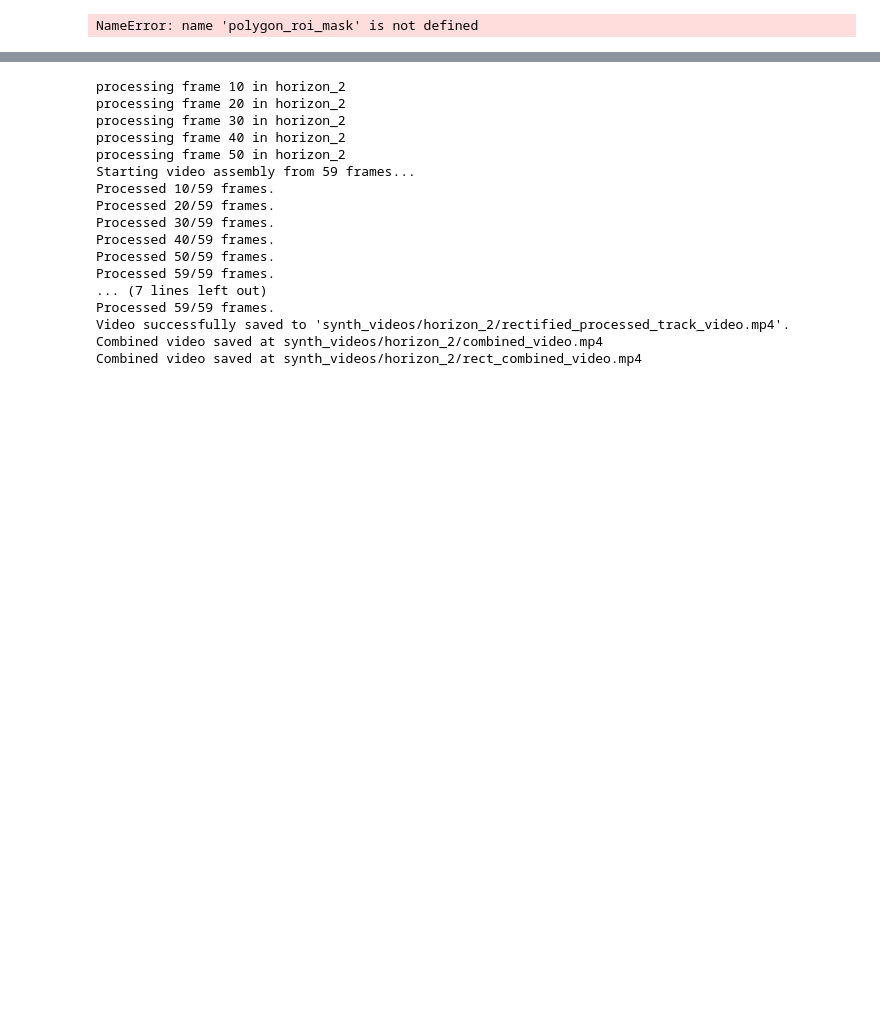
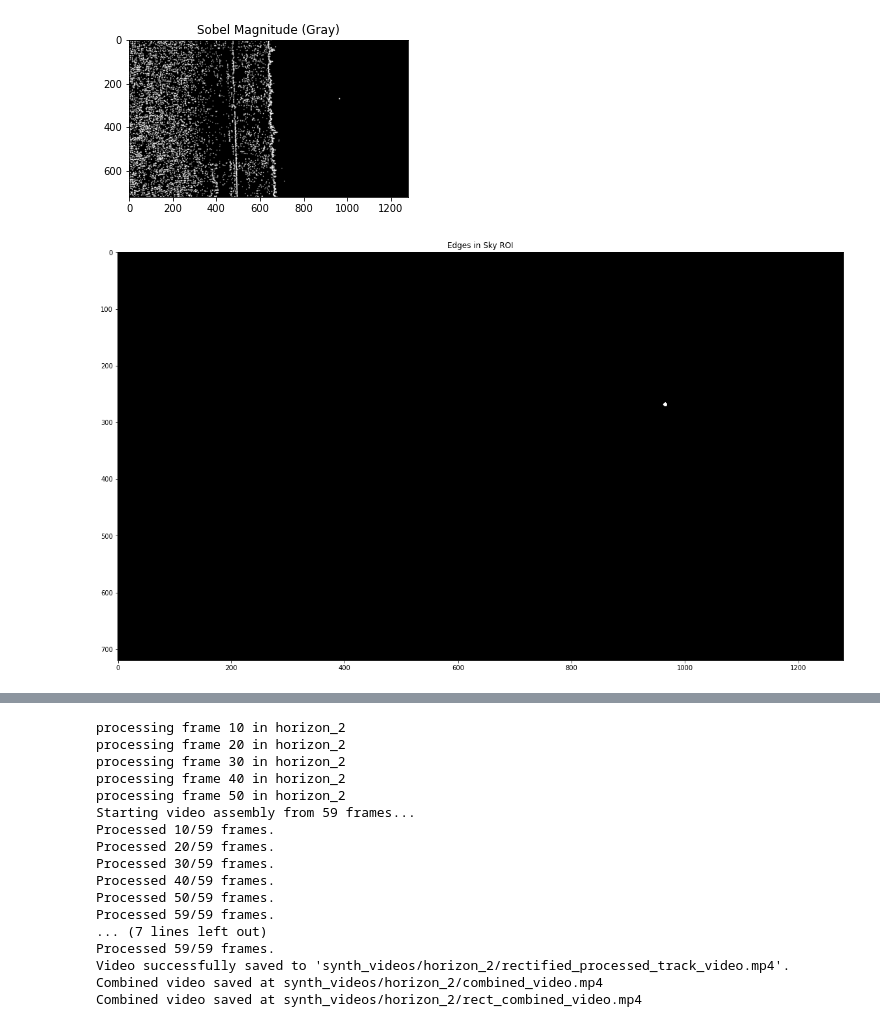
Before and after one commit to robertej19/aiguess, a Jupyter notebook: image_processing/detection_new.ipynb, the cells around one changed output, grey strips where cells are left out. Cells and saved outputs as stored; diff of their text form; code cells hidden in the pictures; blank space fills up the shorter version.

```diff
--- a/image_processing/detection_new.ipynb
+++ b/image_processing/detection_new.ipynb
@@ -144,30 +149,31 @@ show_gray(adaptive_thresh, "Adaptive Threshold Result")
 # %%
 # Cell [9]: Sobel Edges in Sky ROI
 
 gray_frame = cv2.cvtColor(raw_frame, cv2.COLOR_BGR2GRAY)
 
 # Apply some Gaussian Blur
 gaussian_blur_ksize = (3, 3)
 gaussian_sigma = 0.5
 blurred_gray = cv2.GaussianBlur(adaptive_thresh, gaussian_blur_ksize, gaussian_sigma)
 
 # Sobel
 sobel_x = cv2.Sobel(blurred_gray, cv2.CV_64F, 1, 0, ksize=3)
 sobel_y = cv2.Sobel(blurred_gray, cv2.CV_64F, 0, 1, ksize=3)
 sobel_mag = cv2.magnitude(sobel_x, sobel_y)
 sobel_abs = cv2.convertScaleAbs(sobel_mag)
 
 # Threshold
 sobel_threshold = 50
 _, sobel_mask = cv2.threshold(sobel_abs, sobel_threshold, 255, cv2.THRESH_BINARY)
 
 # Restrict edges to sky ROI
-edges_in_sky_roi = cv2.bitwise_and(sobel_mask, polygon_roi_mask)
+edges_in_sky_roi = cv2.bitwise_and(sobel_mask, region_mask)
 
 show_bgr(sobel_abs, title="Sobel Magnitude (Gray)")
 show_bgr(edges_in_sky_roi, w=20,title="Edges in Sky ROI")
 # %% [output]
-NameError: name 'polygon_roi_mask' is not defined
+[figure, added]
+[figure, added]
 # %%
 # Cell [10]: Find Largest Contour & Annotate
 
```
Also changed, not shown: parts of 7 cells of this notebook, 2 other files.
